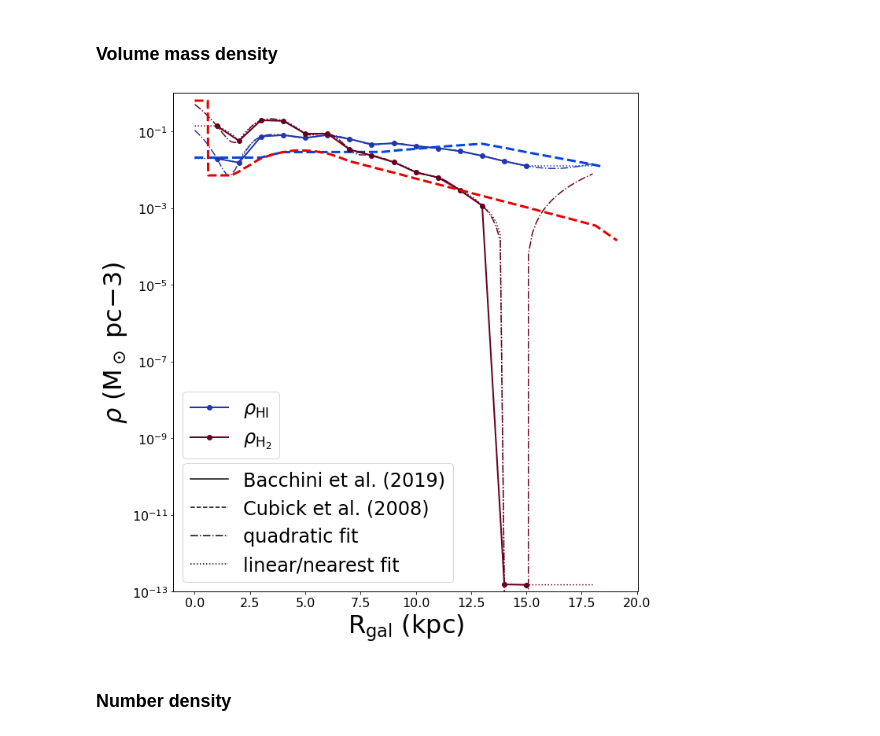
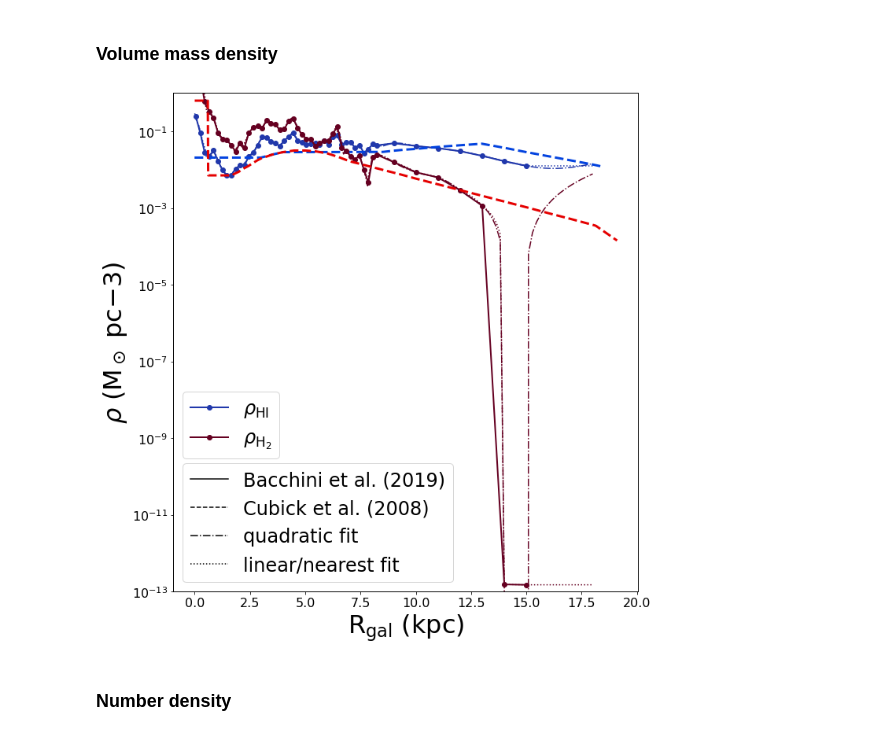
Before and after one commit to CraigYanitski/kosmatau3d, a Jupyter notebook: notebooks/full model/model_inspection.ipynb, the cells around one changed output. Drawn from its saved outputs; the diff is of its cells as text; code cells hidden in the pictures.

```diff
--- a/notebooks/full model/model_inspection.ipynb
+++ b/notebooks/full model/model_inspection.ipynb
@@ -225,12 +226,12 @@ sigma_hi_bacchini
 # %%
 rho_h2_wolfire = pd.read_csv(data_dir + 'h2_mass-density_wolfire-approx.dat', delim_whitespace=True, names=['r', 'rho_h2'], skiprows=1)
 rho_hi_wolfire = pd.read_csv(data_dir + 'hi_mass-density_wolfire-approx.dat', delim_whitespace=True, names=['r', 'rho_hi'], skiprows=1)
-sigma_h2_bacchini = pd.read_csv(data_dir + 'h2_surface-density_bacchini.dat', delim_whitespace=True, skiprows=1)
-sigma_hi_bacchini = pd.read_csv(data_dir + 'hi_surface-density_bacchini.dat', delim_whitespace=True, skiprows=1)
+sigma_h2_bacchini = pd.read_csv(data_dir + 'h2_surface-density_marasco-bacchini.dat', delim_whitespace=True, skiprows=1)
+sigma_hi_bacchini = pd.read_csv(data_dir + 'hi_surface-density_marasco-bacchini.dat', delim_whitespace=True, skiprows=1)
 h_h2 = pd.read_csv(data_dir + 'h2_scale-height_bacchini.dat', delim_whitespace=True, skiprows=1)
 h_hi = pd.read_csv(data_dir + 'hi_scale-height_bacchini.dat', delim_whitespace=True, skiprows=1)
-rho_h2_bacchini = pd.DataFrame(data={'r':h_h2.r, 'rho_h2':sigma_h2_bacchini.Sigma_h2/h_h2.h_h2})
-rho_hi_bacchini = pd.DataFrame(data={'r':h_hi.r, 'rho_hi':sigma_hi_bacchini.Sigma_hi/h_hi.h_hi})
+rho_h2_bacchini = pd.DataFrame(data={'r':sigma_h2_bacchini.r, 'rho_h2':sigma_h2_bacchini.Sigma_h2/np.interp(sigma_h2_bacchini.r, h_h2.r, h_h2.h_h2)})
+rho_hi_bacchini = pd.DataFrame(data={'r':sigma_hi_bacchini.r, 'rho_hi':sigma_hi_bacchini.Sigma_hi/np.interp(sigma_hi_bacchini.r, h_hi.r, h_hi.h_hi)})
 
 r_new = np.linspace(0, 18, num=100)
 f_rho_hi = spi.interp1d(rho_hi_bacchini.r, rho_hi_bacchini.rho_hi, kind='quadratic', fill_value='extrapolate')
@@ -239,34 +240,34 @@ f_rho_h2 = spi.interp1d(rho_h2_bacchini.r, rho_h2_bacchini.rho_h2, kind='quadrat
 fig, ax = plt.subplots(figsize=(10, 10))
 
 # HI
 plt.plot(rho_hi_bacchini.r, rho_hi_bacchini.rho_hi, c='xkcd:sapphire', lw=2, marker='o', label=r'$\rho_\mathrm{HI}$')
 plt.plot(r_new, f_rho_hi(r_new), c='xkcd:sapphire', ls='-.')
 plt.plot(r_new, np.interp(r_new, rho_hi_bacchini.r, rho_hi_bacchini.rho_hi), c='xkcd:sapphire', ls=':')
 plt.plot(rho_hi_wolfire.r, rho_hi_wolfire.rho_hi, c='xkcd:blue', lw=3, ls='--')
 # H2
 plt.plot(rho_h2_bacchini.r, rho_h2_bacchini.rho_h2, c='xkcd:maroon', lw=2, marker='o', label=r'$\rho_\mathrm{H_2}$')
 plt.plot(r_new, f_rho_h2(r_new), c='xkcd:maroon', ls='-.')
 plt.plot(r_new, np.interp(r_new, rho_h2_bacchini.r, rho_h2_bacchini.rho_h2), c='xkcd:maroon', ls=':')
 plt.plot(rho_h2_wolfire.r, rho_h2_wolfire.rho_h2, c='xkcd:red', lw=3, ls='--')
 
 ax.set_xlabel(r'R$_\mathrm{gal}$ (kpc)', fontsize=32)
 ax.set_ylabel(r'$\rho$ (M$_\odot$ pc${-3}$)', fontsize=32)
 ax.legend(fontsize=24, loc=(0.02, 0.267))
 ax.set_ylim(1e-13, 1e0)
 #ax.set_yticklabels(10**np.arange(-1, 1, dtype=float))
 ax.set_yscale('log')
 ax2 = ax.twinx()
 ax2.get_yaxis().set_visible(False)
 ax2.plot([], [], c='xkcd:black', ls='-', label='Bacchini et al. (2019)')
 ax2.plot([], [], c='xkcd:black', ls='--', label='Cubick et al. (2008)')
 ax2.plot([], [], c='xkcd:black', ls='-.', label='quadratic fit')
 ax2.plot([], [], c='xkcd:black', ls=':', label='linear/nearest fit')
 ax2.legend(fontsize=24, loc='lower left')
 ax.tick_params(labelsize=16)
 fig.tight_layout()
 plt.savefig('plots/volume-density_dist.png') ;
 # %% [output]
-[figure, old version]
+[figure, new version]
 # %% [markdown]
 ### Number density
 # %%
```
Also changed, not shown: parts of 6 cells of this notebook, 4 other files.
